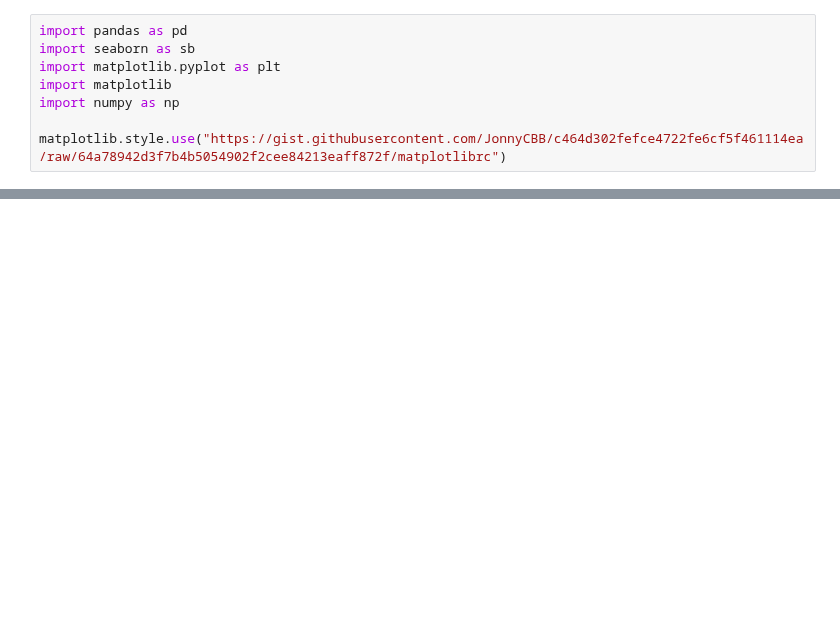
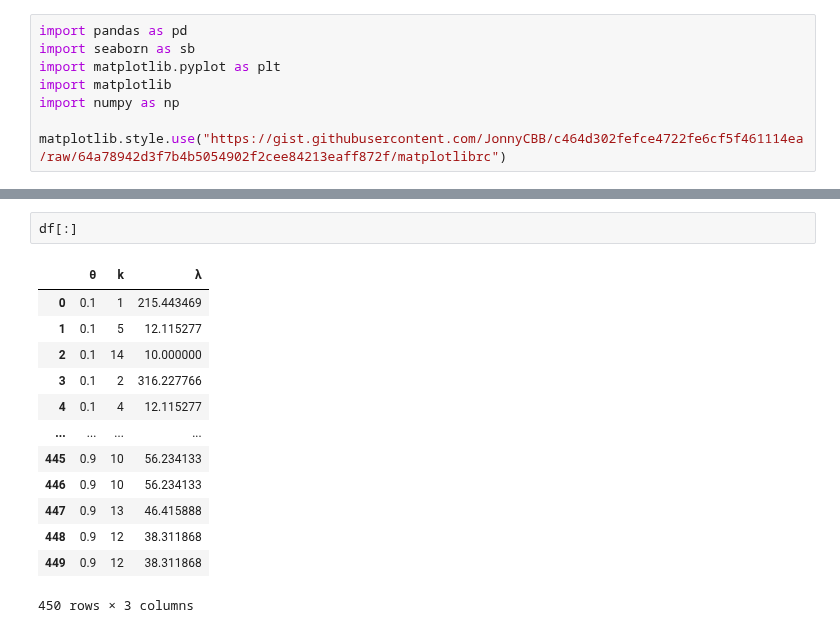
Before and after one commit to SimonEnsemble/material_recommendation_system, a Jupyter notebook: seaborn_stuff.ipynb, the cells around one changed output, grey strips where cells are left out. Drawn from its saved outputs; the diff is of its cells as text; blank space fills up the shorter version.

```diff
--- a/seaborn_stuff.ipynb
+++ b/seaborn_stuff.ipynb
@@ -71,3 +41,19 @@ for θ, dfθ in df.groupby('θ'):
+# %%
+df[:]
+# %% [output]
+|  | θ | k | λ |
+| 0 | 0.1 | 1 | 215.443469 |
+| 1 | 0.1 | 5 | 12.115277 |
+| 2 | 0.1 | 14 | 10.000000 |
+| 3 | 0.1 | 2 | 316.227766 |
+| 4 | 0.1 | 4 | 12.115277 |
+| ... | ... | ... | ... |
+| 445 | 0.9 | 10 | 56.234133 |
+| 446 | 0.9 | 10 | 56.234133 |
+| 447 | 0.9 | 13 | 46.415888 |
+| 448 | 0.9 | 12 | 38.311868 |
+| 449 | 0.9 | 12 | 38.311868 |
+450 rows × 3 columns
 # %%
 sb.set_theme(style="ticks")
 
```
Also changed, not shown: parts of 15 cells of this notebook.
